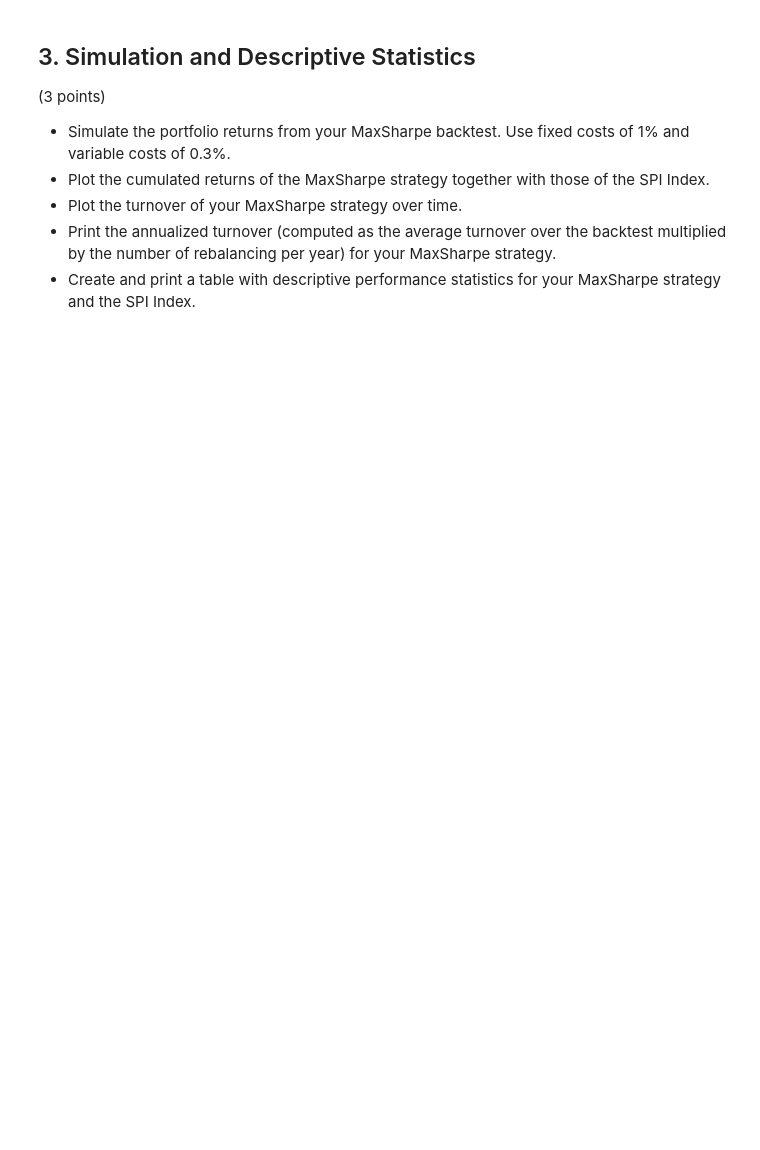
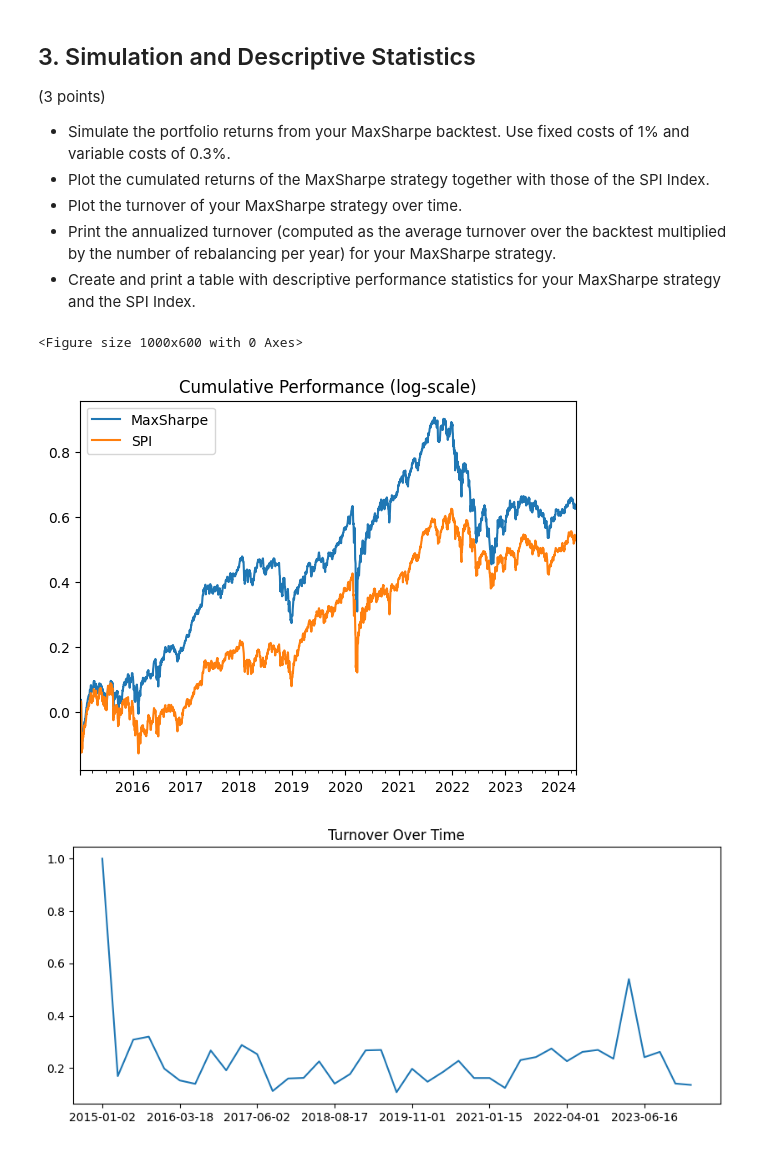
Before and after one commit to crowmatix/qpmwp-course, a Jupyter notebook: assignments/assignment_4.ipynb, the cells around one changed output. Cells and saved outputs as stored; diff of their text form; code cells hidden in the pictures; blank space fills up the shorter version.

```diff
--- a/assignments/assignment_4.ipynb
+++ b/assignments/assignment_4.ipynb
@@ -172,7 +231,7 @@ bs.optimization = MaxSharpe(
     covariance=Covariance(method='pearson'),
     expected_return=ExpectedReturn(method='geometric'),
     solver_name='cvxopt',    # <change this to your preferred solver>
-    turnover_penalty=None,   # <change this>
+    turnover_penalty=0.00034,   # <change this>
 )
 
 # Instantiate the backtest object
@@ -180,3 +239,17 @@ bt_ms = Backtest()
 
 # Run the backtest
 bt_ms.run(bs = bs)
+
+bt_ms.save(
+    path='../data/',
+    filename='backtest_maxsharpe.pickle'
+)
+
+########## Annualized turnover ####################
+returns = bs.data.get_return_series()
+turn = bt_ms.strategy.turnover(return_series=returns, rescale=False)
+turn_idx = pd.to_datetime(turn.index)
+years    = (turn_idx[-1] - turn_idx[0]).days / 365.25
+freq     = len(turn_idx) / years
+ann_turn = turn.mean() * freq
+print(f'Annualized turnover ≈ {ann_turn:.2%}')
@@ -194,0 +284,61 @@ bt_ms.run(bs = bs)
+# %%
+# 1) Load the saved backtest
+bt_ms = load_pickle(
+    filename='backtest_maxsharpe.pickle',
+    path='../data/'
+)
+
+# 2) Extract returns and SPI from your existing service
+returns = bs.data.get_return_series()
+spi     = bs.data.bm_series
+
+# 3) Simulate with costs
+sim_ms = bt_ms.strategy.simulate(
+    return_series=returns,
+    fc=0.01,
+    vc=0.003
+)
+
+# 4) Plot cumulative performance
+sim_both = pd.concat({'MaxSharpe': sim_ms, 'SPI': spi}, axis=1).dropna()
+cum_log  = np.log1p(sim_both).cumsum()
+plt.figure(figsize=(10,6))
+cum_log.plot(title='Cumulative Performance (log-scale)')
+plt.show()
+
+# 5) Plot turnover
+turn = bt_ms.strategy.turnover(return_series=returns, rescale=False)
+plt.figure(figsize=(10,4))
+turn.plot(title='Turnover Over Time')
+plt.show()
+
+# 6) Annualized turnover
+turn_idx = pd.to_datetime(turn.index)
+years    = (turn_idx[-1] - turn_idx[0]).days / 365.25
+freq     = len(turn_idx) / years
+ann_turn = turn.mean() * freq
+print(f'Annualized turnover ≈ {ann_turn:.2%}')
+
+# 7) Descriptive stats
+metrics = {}
+for name, series in [('MaxSharpe', sim_ms), ('SPI', spi.loc[sim_ms.index])]:
+    cum_ret = (1 + series).prod() - 1
+    ann_ret = (1 + cum_ret)**(252/len(series)) - 1
+    ann_vol = series.std() * np.sqrt(252)
+    sharpe  = ann_ret / ann_vol if ann_vol>0 else np.nan
+    wealth  = (1 + series).cumprod()
+    max_dd  = ((wealth - wealth.cummax())/wealth.cummax()).min()
+    metrics[name] = {
+        'Cumulative Return':  cum_ret,
+        'Annual Return':      ann_ret,
+        'Annual Volatility':  ann_vol,
+        'Sharpe Ratio':       sharpe,
+        'Max Drawdown':       max_dd
+    }
+
+perf_df = pd.DataFrame(metrics).T
+print(perf_df)
+# %% [output]
+<Figure size 1000x600 with 0 Axes>
+[figure, added]
+[figure, added]
```
Also changed, not shown: parts of 9 cells of this notebook.
